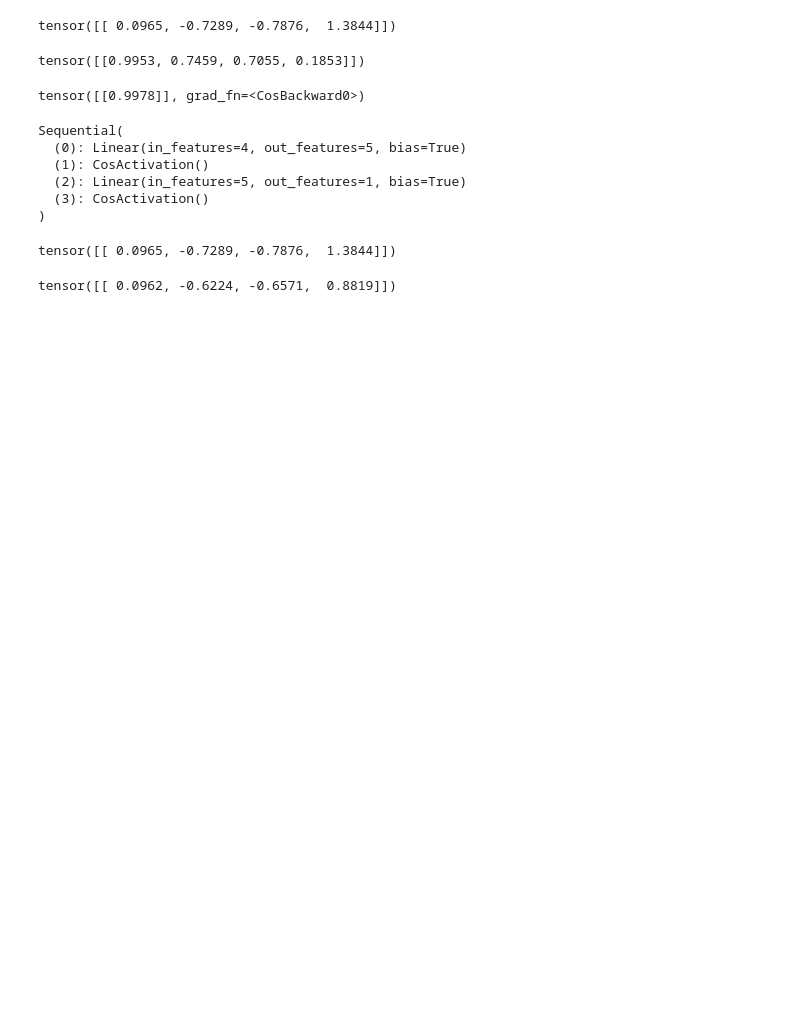
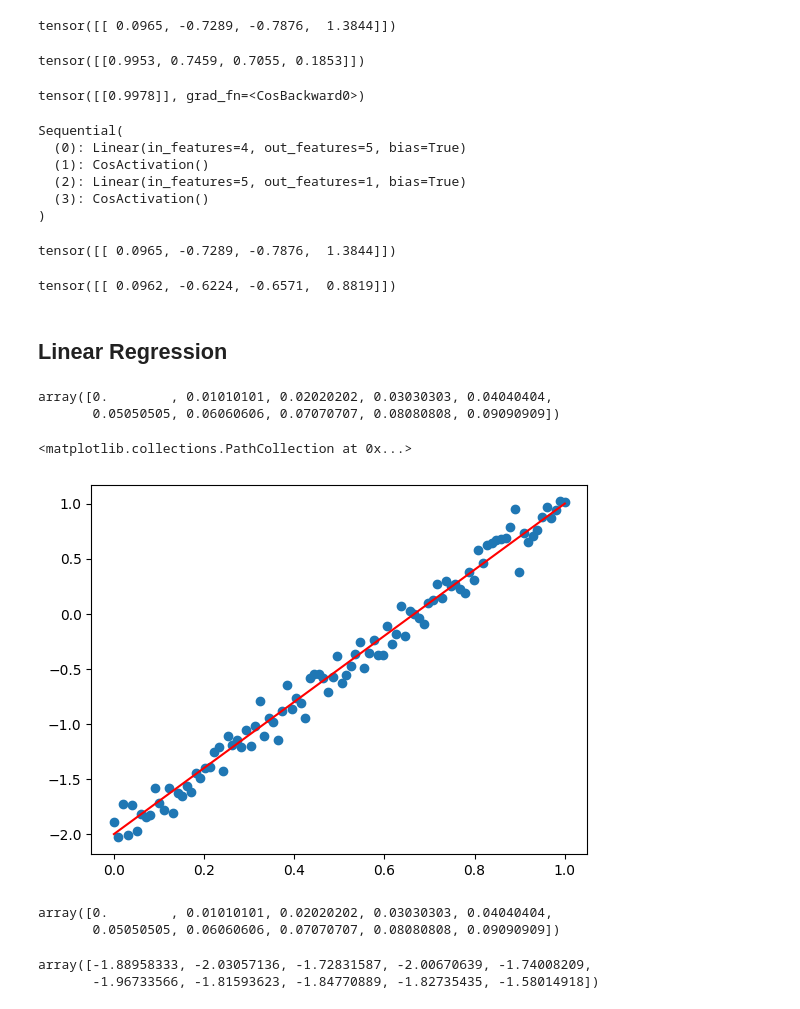
Before and after one commit to JamorMoussa/Live-Coding-All-Materials, a Jupyter notebook: 00-live-coding-deep-learning-basics-with-pytorch.ipynb, the cells around one changed output. Drawn from its saved outputs; the diff is of its cells as text; code cells hidden in the pictures; blank space fills up the shorter version.

Commit message:
train linear regression

```diff
--- a/00-live-coding-deep-learning-basics-with-pytorch.ipynb
+++ b/00-live-coding-deep-learning-basics-with-pytorch.ipynb
@@ -593,3 +620,5 @@ tensor([[ 0.0965, -0.7289, -0.7876,  1.3844]])
 tanh(input)
 # %% [output]
 tensor([[ 0.0962, -0.6224, -0.6571,  0.8819]])
+# %% [markdown]
+## Linear Regression
@@ -595,0 +631,25 @@ tensor([[ 0.0962, -0.6224, -0.6571,  0.8819]])
+# %%
+x = np.linspace(0, 1, 100)
+x[:10]
+# %% [output]
+array([0.        , 0.01010101, 0.02020202, 0.03030303, 0.04040404,
+       0.05050505, 0.06060606, 0.07070707, 0.08080808, 0.09090909])
+# %%
+y_extact = 3 * x - 2
+y = 3 * x - 2 + 0.1 * np.random.randn(100)
+# %%
+plt.plot(x, y_extact, color="r")
+plt.scatter(x, y)
+# %% [output]
+<matplotlib.collections.PathCollection at 0x...>
+[figure, added]
+# %%
+x[:10]
+# %% [output]
+array([0.        , 0.01010101, 0.02020202, 0.03030303, 0.04040404,
+       0.05050505, 0.06060606, 0.07070707, 0.08080808, 0.09090909])
+# %%
+y[:10]
+# %% [output]
+array([-1.88958333, -2.03057136, -1.72831587, -2.00670639, -1.74008209,
+       -1.96733566, -1.81593623, -1.84770889, -1.82735435, -1.58014918])
```
Also changed, not shown: parts of 23 cells of this notebook.
